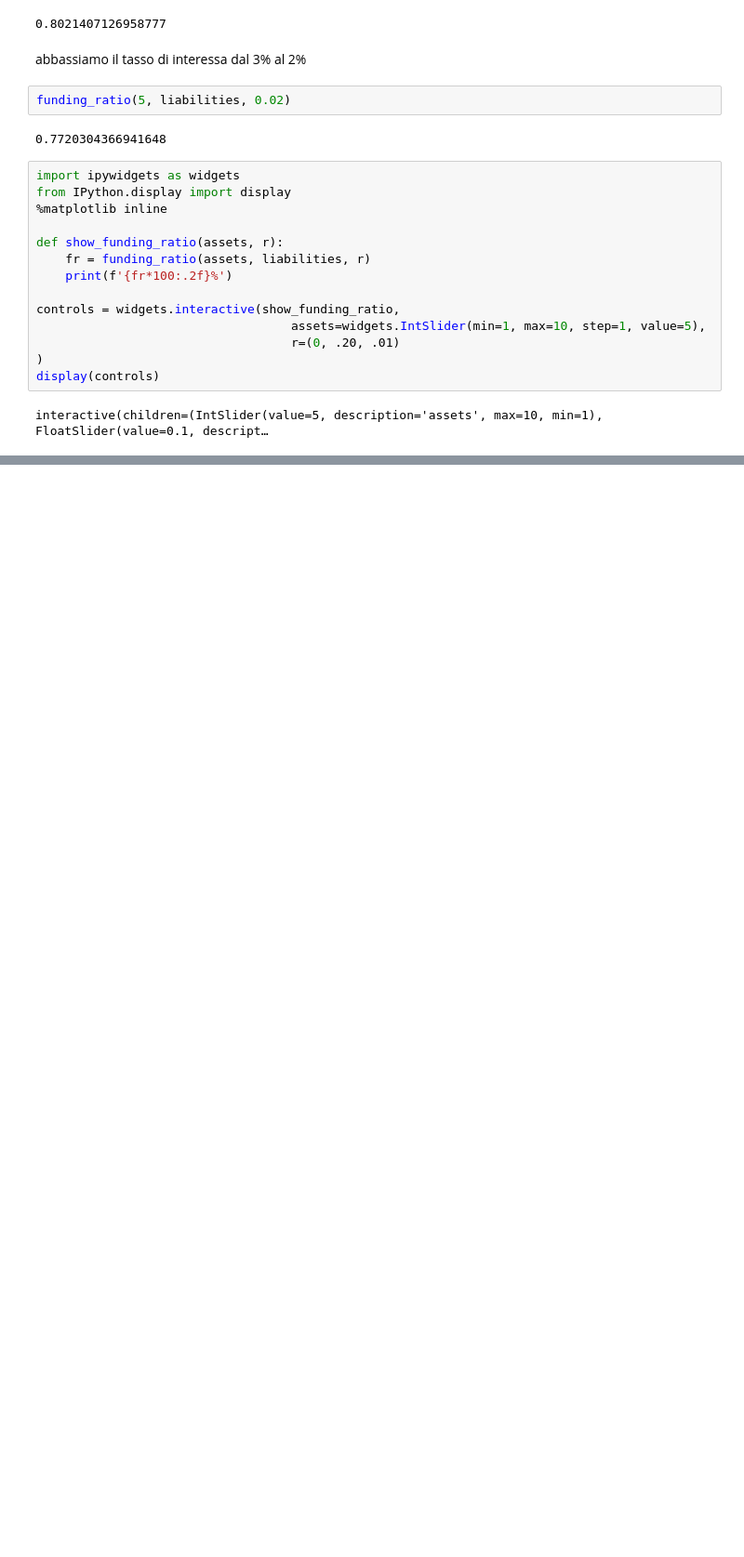
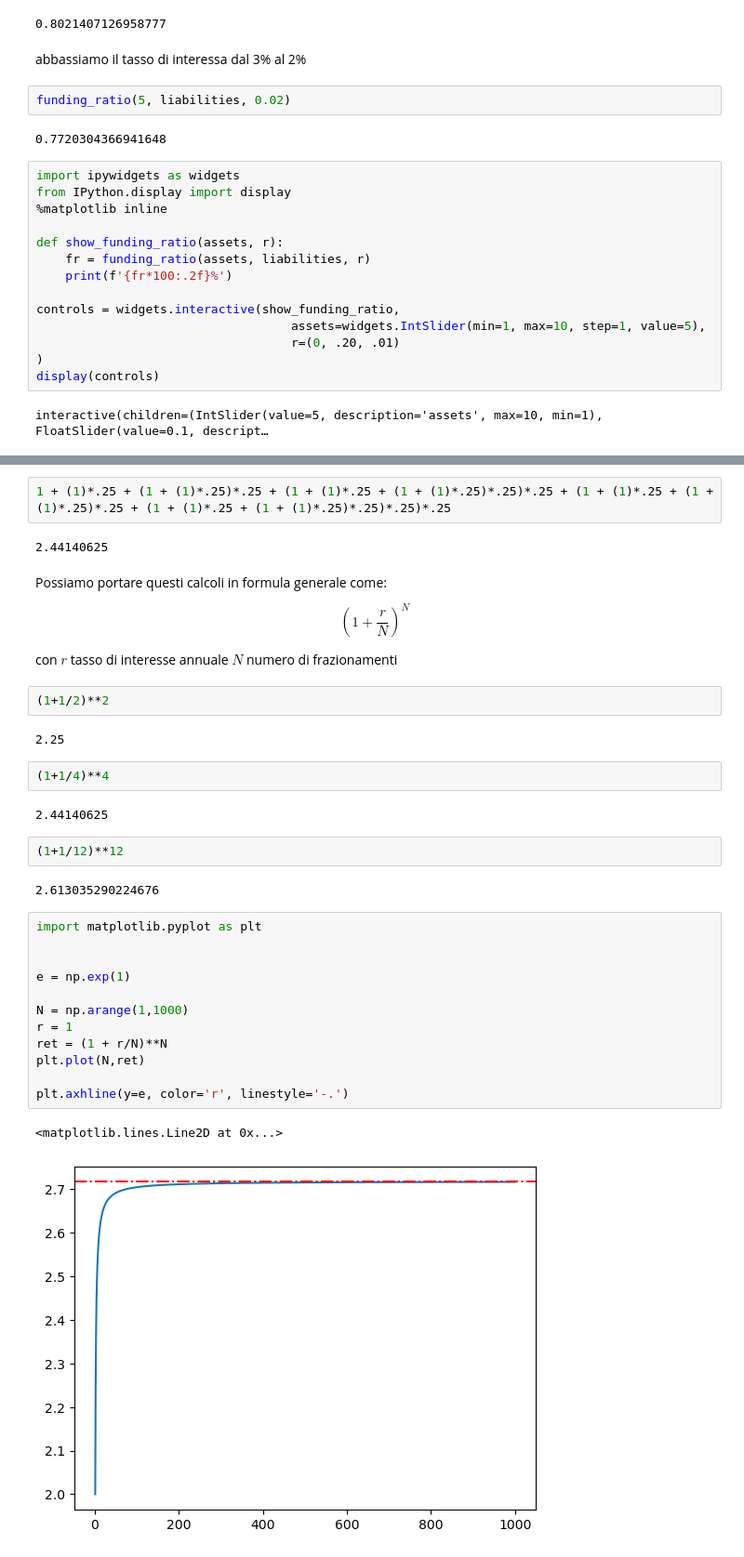
Before and after one commit to fdalforno/investment, a Jupyter notebook: 04-Gestione degli assett e della passività.ipynb, the cells around one changed output, grey strips where cells are left out. Shown at 93% size. Cells and saved outputs as stored; diff of their text form; blank space fills up the shorter version.

```diff
--- a/04-Gestione degli assett e della passività.ipynb
+++ b/04-Gestione degli assett e della passività.ipynb
@@ -127,0 +167,37 @@ interactive(children=(IntSlider(value=5, description='assets', max=10, min=1), F
+# %%
+1 + (1)*.25 + (1 + (1)*.25)*.25 + (1 + (1)*.25 + (1 + (1)*.25)*.25)*.25 + (1 + (1)*.25 + (1 + (1)*.25)*.25 + (1 + (1)*.25 + (1 + (1)*.25)*.25)*.25)*.25
+# %% [output]
+2.44140625
+# %% [markdown]
+Possiamo portare questi calcoli in formula generale come:
+
+$$\left(1+\frac{r}{N}\right)^N$$
+
+con $r$ tasso di interesse annuale $N$ numero di frazionamenti
+# %%
+(1+1/2)**2
+# %% [output]
+2.25
+# %%
+(1+1/4)**4
+# %% [output]
+2.44140625
+# %%
+(1+1/12)**12
+# %% [output]
+2.613035290224676
+# %%
+import matplotlib.pyplot as plt
+
+
+e = np.exp(1)
+
+N = np.arange(1,1000)
+r = 1
+ret = (1 + r/N)**N
+plt.plot(N,ret)
+
+plt.axhline(y=e, color='r', linestyle='-.')
+# %% [output]
+<matplotlib.lines.Line2D at 0x...>
+[figure, added]
```
Also changed, not shown: parts of 30 cells of this notebook, 2 other files.
